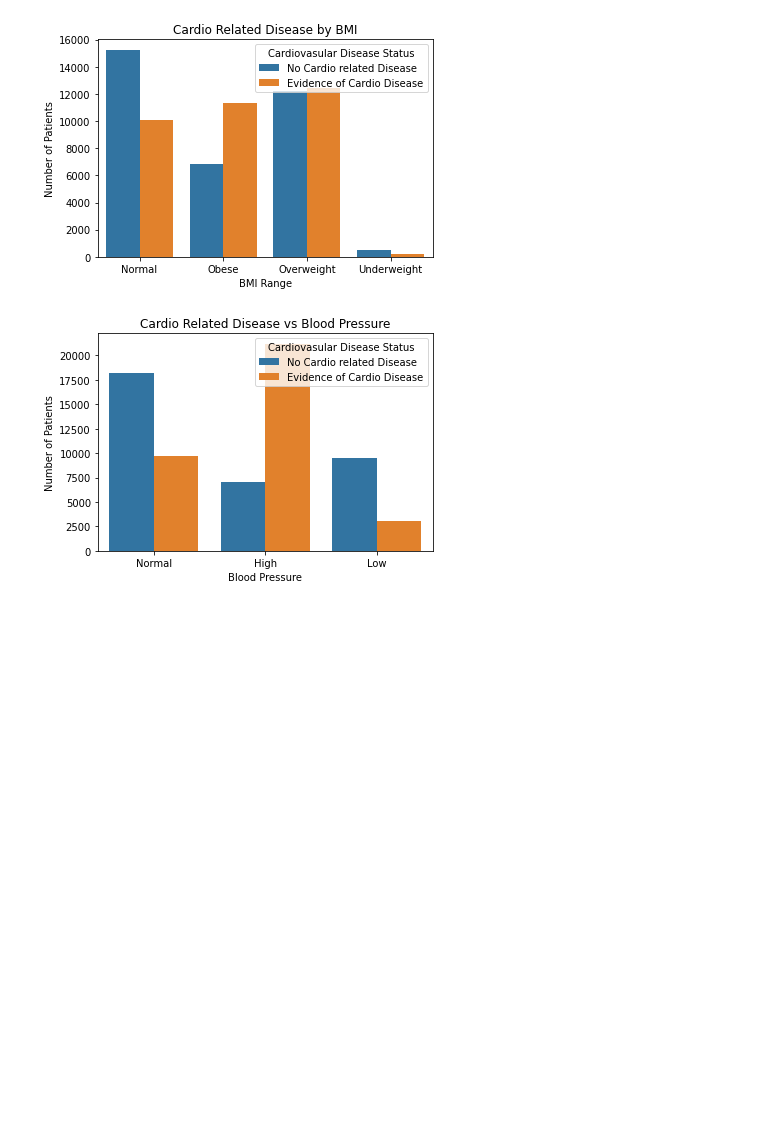
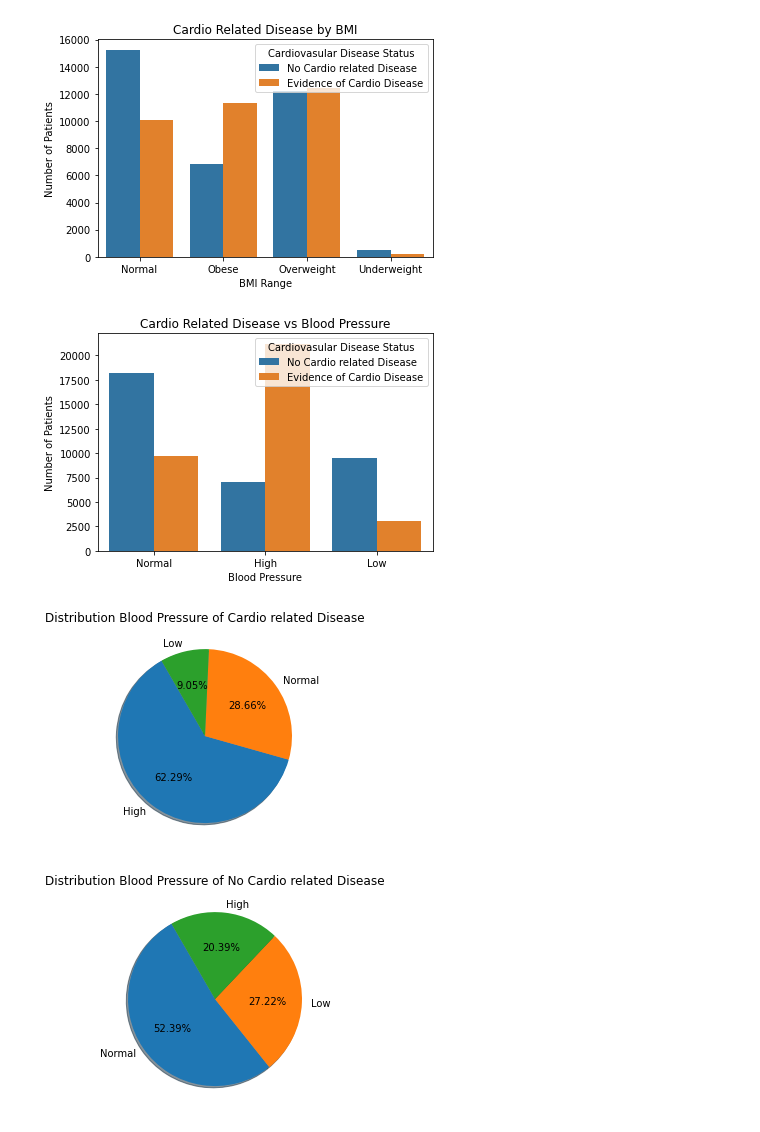
Before and after one commit to AR-Elbers/UWA-Data-Bootcamp---Group-1--Project-1, a Jupyter notebook: output_data/Cardiovascular Study Brett.ipynb, the cells around one changed output. Drawn from its saved outputs; the diff is of its cells as text; code cells hidden in the pictures; blank space fills up the shorter version.

```diff
--- a/output_data/Cardiovascular Study Brett.ipynb
+++ b/output_data/Cardiovascular Study Brett.ipynb
@@ -607,9 +619,23 @@ plt.show()
 # %%
 values_entered['Blood Pressure'] =values_entered['Blood Pressure']
 sns.countplot(data=values_entered,x='Blood Pressure',hue='Cardiovasular Disease Status')
 plt.title("Cardio Related Disease vs Blood Pressure")
 plt.ylabel("Number of Patients")
 plt.savefig("Graphs/BloodPressure")
 plt.show()
+
+blood_pressure_heart_disease.plot.pie(y = "Cardiovasular Disease Status", autopct="%1.2f%%", startangle=120, shadow=True, legend=None)
+plt.title("Distribution Blood Pressure of Cardio related Disease")
+plt.ylabel("")
+plt.savefig("Graphs/BPHeartDisease")
+plt.show()
+
+blood_pressure_no_heart_disease.plot.pie(y = "Cardiovasular Disease Status", autopct="%1.2f%%", startangle=120, shadow=True, legend=None)
+plt.title("Distribution Blood Pressure of No Cardio related Disease")
+plt.ylabel("")
+plt.savefig("Graphs/BPNoHeartDisease")
+plt.show()
 # %% [output]
 [figure]
+[figure, added]
+[figure, added]
```
Also changed, not shown: parts of 5 cells of this notebook, 3 other files.
